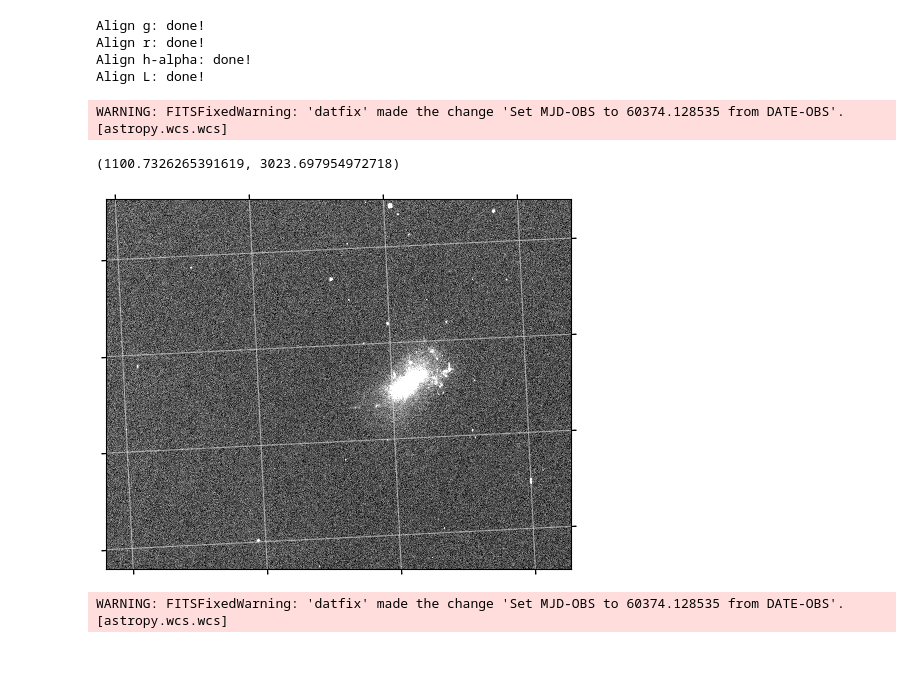
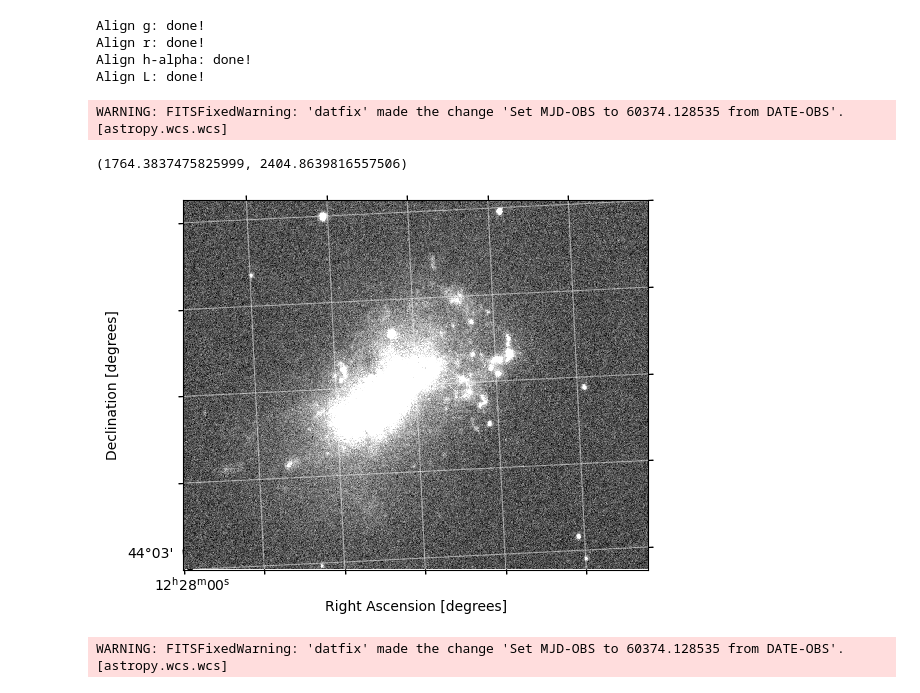
Before and after one commit to Juaopteinde/Group-19-NGC4449, a Jupyter notebook: CMDs.ipynb, the cells around one changed output. Drawn from its saved outputs; the diff is of its cells as text; code cells hidden in the pictures; blank space fills up the shorter version.

```diff
--- a/CMDs.ipynb
+++ b/CMDs.ipynb
@@ -61,31 +66,30 @@ Align L: done!
 # %%
 wcs = WCS(header_g)
 z = ZScaleInterval()
 
 
 #187.046325 deg 44.093558 deg
 
-wx1, wy1 = wcs.wcs_world2pix(186.9,43.9, 1)
-wx2, wy2 = wcs.wcs_world2pix(187.2,44.2, 1)
-z1,z2 = z.get_limits(data_g)
+wx1, wy1 = wcs.wcs_world2pix(187,44.05, 1)
+wx2, wy2 = wcs.wcs_world2pix(187.1,44.15, 1)
+z1,z2 = z.get_limits(aligned_g)
 fig = plt.figure()
 ax = plt.subplot(111, projection=wcs)
-quantiles_ha = np.percentile(data_g, (0.1, 99.9))
 
 
 
-ax.imshow(data_g, cmap='gray', vmin = z1, vmax = z2, interpolation='none', origin='lower')
+ax.imshow(aligned_g, cmap='gray', vmin = z1, vmax = z2, interpolation='none', origin='lower')
 ax.set_xlabel("Right Ascension [degrees]")
 ax.set_ylabel("Declination [degrees]")
 ax.coords.grid(color='white', alpha=0.5, linestyle='solid')
 
 ax.set_autoscale_on(False)
 ax.set_xlim(wx1,wx2)
 ax.set_ylim(wy1,wy2)
 # %% [output]
 WARNING: FITSFixedWarning: 'datfix' made the change 'Set MJD-OBS to 60374.128535 from DATE-OBS'. [astropy.wcs.wcs]
-(1100.7326265391619, 3023.697954972718)
+(1764.3837475825999, 2404.8639816557506)
-[figure, old version]
+[figure, new version]
 # %%
 # Calculate standarddeviation on counts
 def std_counts(image):
```
Also changed, not shown: parts of 1 cell of this notebook, 1 other file.
